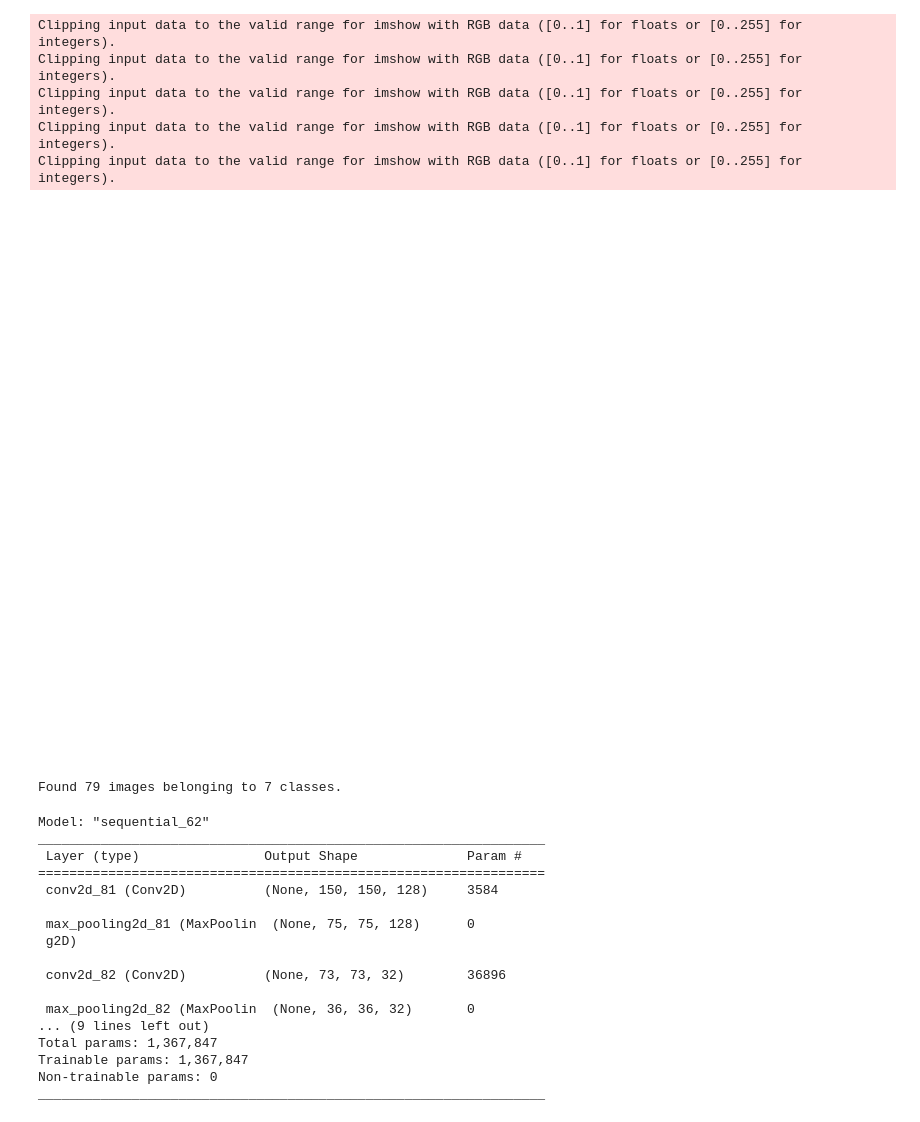
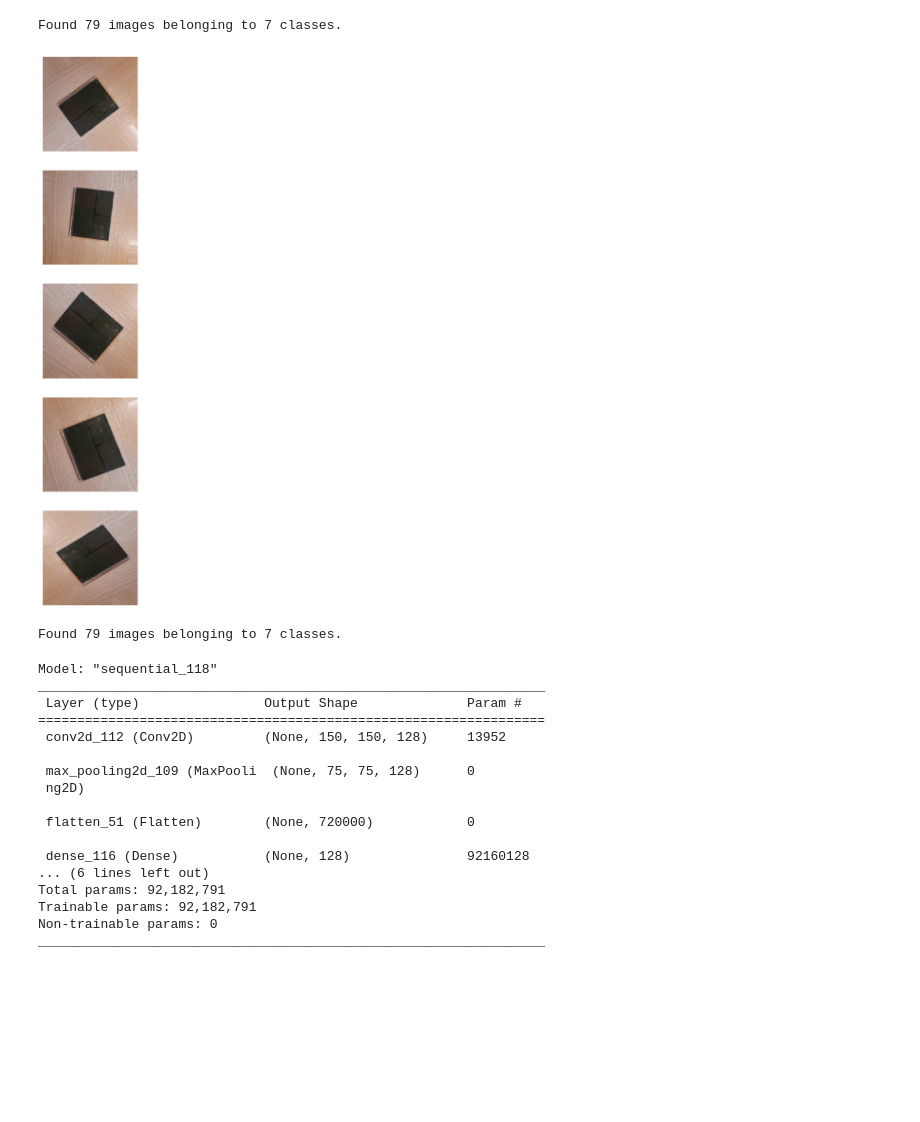
Before and after one commit to SzyJar/VisionSystem, a Jupyter notebook: tensor.ipynb, the cells around one changed output. Drawn from its saved outputs; the diff is of its cells as text; code cells hidden in the pictures; blank space fills up the shorter version.

```diff
--- a/tensor.ipynb
+++ b/tensor.ipynb
@@ -19,8 +19,8 @@ total_train = sum([len(files) for r, d, files in os.walk(train_dir)])
 total_val = sum([len(files) for r, d, files in os.walk(validation_dir)])
 total_test = len(os.listdir(test_dir))
 # %%
-batch_size = 64
-epochs = 30
+batch_size = 128
+epochs = 16
 IMG_HEIGHT = 150
 IMG_WIDTH = 150
 # %%
@@ -75,23 +70,22 @@ Clipping input data to the valid range for imshow with RGB data ([0..1] for floa
 # %%
 train_image_generator = ImageDataGenerator(
-    #rescale = 1./255,
-    rotation_range = 45,
+    rescale = 1./255,
+    rotation_range = 90,
     horizontal_flip = True,
     vertical_flip = True,
     zoom_range = [0.9, 1.1],
     shear_range = 0.2
 )
+train_data_gen = train_image_generator.flow_from_directory(batch_size=batch_size,
+                                                     directory=train_dir,
+                                                     target_size=(IMG_HEIGHT, IMG_WIDTH))
 
 augmented_images = [train_data_gen[0][0][0] for i in range(5)]
 
 plotImages(augmented_images)
 # %% [output]
-Clipping input data to the valid range for imshow with RGB data ([0..1] for floats or [0..255] for integers).
-Clipping input data to the valid range for imshow with RGB data ([0..1] for floats or [0..255] for integers).
-Clipping input data to the valid range for imshow with RGB data ([0..1] for floats or [0..255] for integers).
-Clipping input data to the valid range for imshow with RGB data ([0..1] for floats or [0..255] for integers).
-Clipping input data to the valid range for imshow with RGB data ([0..1] for floats or [0..255] for integers).
+Found 79 images belonging to 7 classes.
-[figure, old version]
+[figure, new version]
 # %%
 train_data_gen = train_image_generator.flow_from_directory(batch_size=batch_size,
                                                      directory=train_dir,
@@ -99,33 +93,42 @@ train_data_gen = train_image_generator.flow_from_directory(batch_size=batch_size
 # %% [output]
 Found 79 images belonging to 7 classes.
 # %%
+"""
 model = Sequential()
-model.add(Conv2D(128, (3,3), padding='same', activation='relu', input_shape=(150,150,3)))
-model.add(MaxPooling2D(2,2))
-model.add(Conv2D(32, (3,3), activation='relu'))
+model.add(Conv2D(128, (6,6), padding='same', activation='relu', input_shape=(150,150,3)))
+model.add(MaxPooling2D(4,4))
+model.add(Conv2D(128, (3,3), activation='relu'))
 model.add(MaxPooling2D(2,2))
 model.add(Flatten())
-model.add(Dense(32, activation='relu'))
+model.add(Dense(128, activation='relu'))
 model.add(Dense(7))
+"""
+model = Sequential()
+model.add(Conv2D(128, (6,6), padding='same', activation='relu', input_shape=(150,150,3)))
+model.add(MaxPooling2D(2,2))
+model.add(Flatten())
+model.add(Dense(128, input_dim=784))
+model.add(Dense(64, input_dim=784))
+model.add(Dense(7, activation='softmax'))
 
 model.build(input_shape = [IMG_HEIGHT, IMG_WIDTH])
 model.summary()
 # %% [output]
-Model: "sequential_62"
+Model: "sequential_118"
 _________________________________________________________________
  Layer (type)                Output Shape              Param #
 =================================================================
- conv2d_81 (Conv2D)          (None, 150, 150, 128)     3584
+ conv2d_112 (Conv2D)         (None, 150, 150, 128)     13952
 
- max_pooling2d_81 (MaxPoolin  (None, 75, 75, 128)      0
- g2D)
+ max_pooling2d_109 (MaxPooli  (None, 75, 75, 128)      0
+ ng2D)
 
- conv2d_82 (Conv2D)          (None, 73, 73, 32)        36896
+ flatten_51 (Flatten)        (None, 720000)            0
 
- max_pooling2d_82 (MaxPoolin  (None, 36, 36, 32)       0
-... (9 lines left out)
-Total params: 1,367,847
-Trainable params: 1,367,847
+ dense_116 (Dense)           (None, 128)               92160128
+... (6 lines left out)
+Total params: 92,182,791
+Trainable params: 92,182,791
 Non-trainable params: 0
 _________________________________________________________________
 # %%
```
Also changed, not shown: parts of 5 cells of this notebook.
